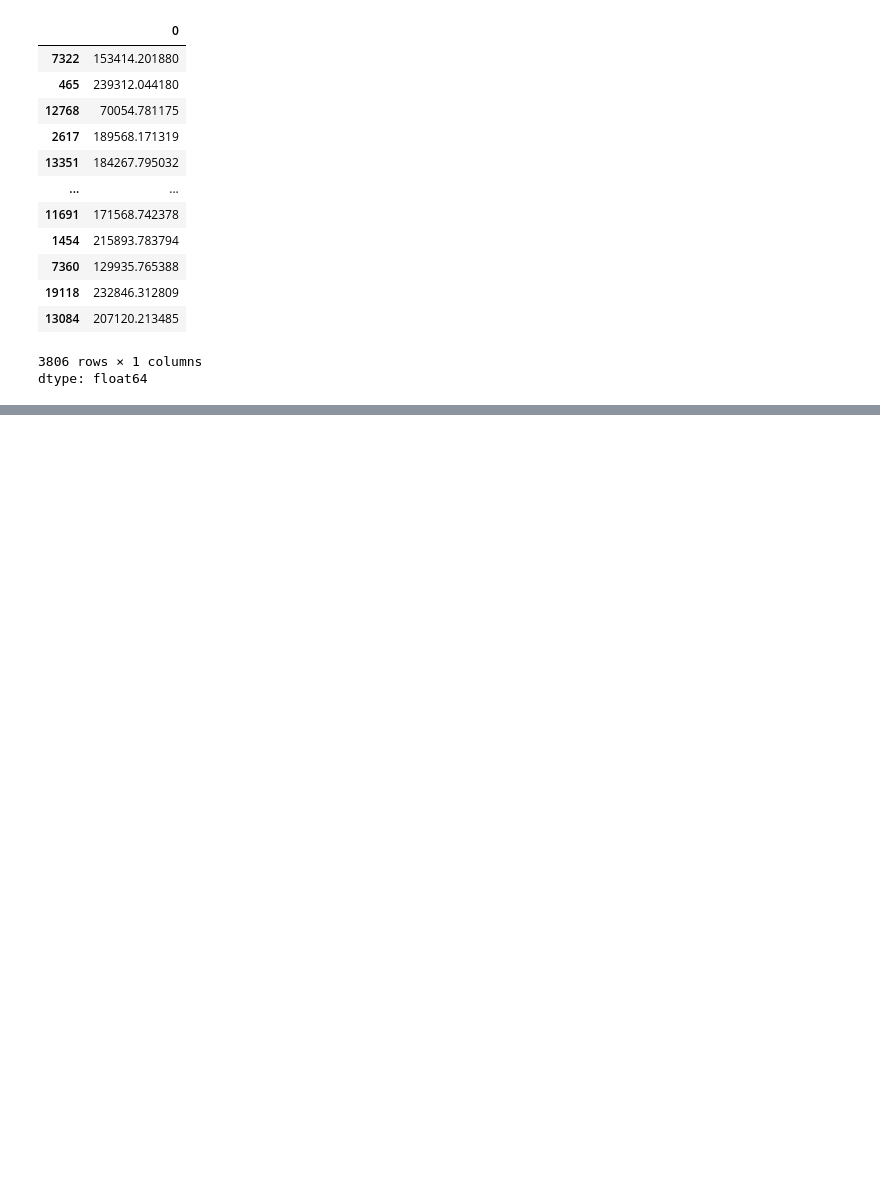
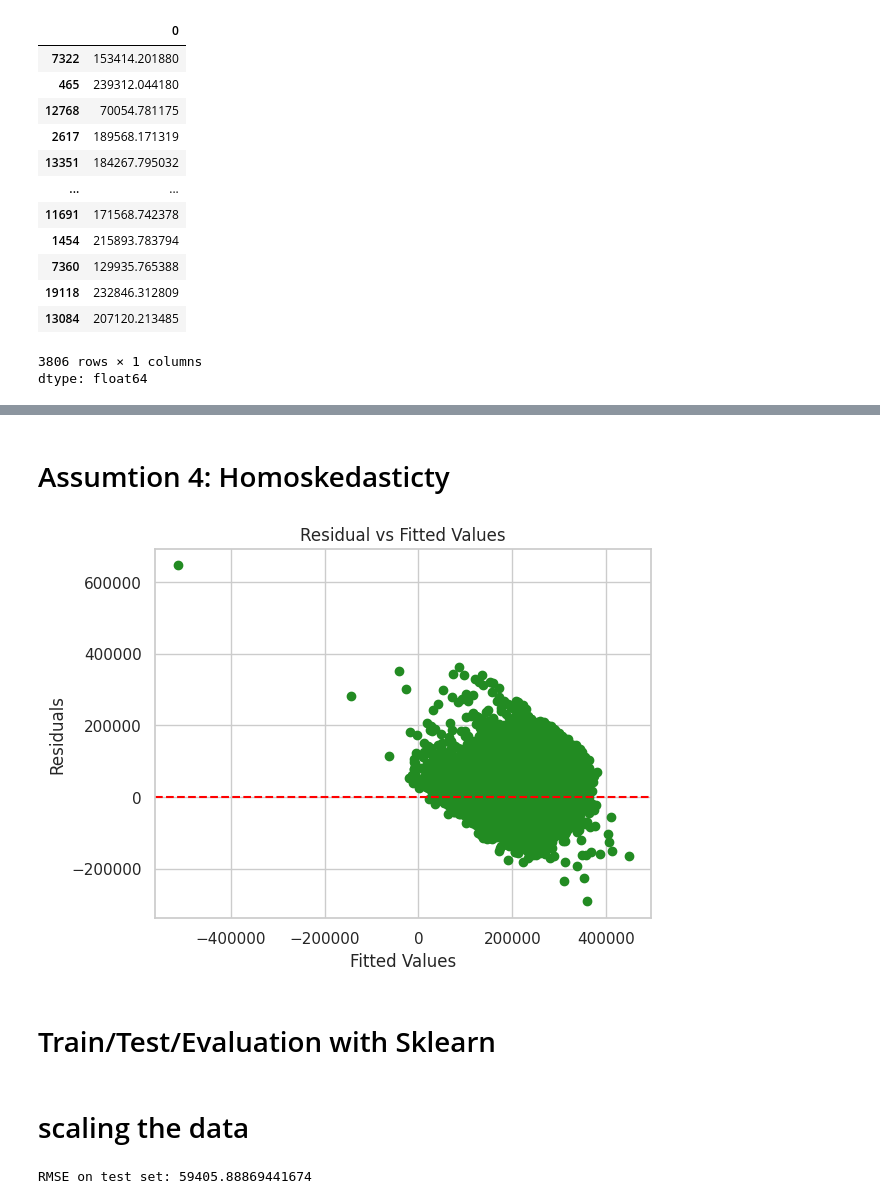
Before and after one commit to Joedharsic07/machine-learning-practice, a Jupyter notebook: Housing_dataset.ipynb, the cells around one changed output, grey strips where cells are left out. Cells and saved outputs as stored; diff of their text form; code cells hidden in the pictures; blank space fills up the shorter version.

```diff
--- a/Housing_dataset.ipynb
+++ b/Housing_dataset.ipynb
@@ -362,0 +418,17 @@ dtype: float64
+# %% [markdown]
+# Assumtion 4: Homoskedasticty
+# %%
+# plotting the residuals
+
+plt.scatter(model_fitted.fittedvalues, model_fitted.resid, color="forestgreen")
+plt.axhline(y=0, color='red', linestyle='--')
+plt.xlabel("Fitted Values")
+plt.ylabel("Residuals")
+plt.title("Residual vs Fitted Values")
+plt.show()
+# %% [output]
+[figure, added]
+# %% [markdown]
+# Train/Test/Evaluation with Sklearn
+# %% [markdown]
+# scaling the data
@@ -362,0 +443,16 @@ dtype: float64
+# %%
+from sklearn.linear_model import LinearRegression
+from sklearn.metrics import mean_squared_error
+from math import sqrt
+# create and fit the model
+lr=LinearRegression()
+lr.fit(x_train_scaled,y_train)
+# Make the predictions on the scaled test data
+y_pred=lr.predict(x_test_scaled)
+# Calculate MSE  and RMSE
+mse=mean_squared_error(y_test,y_pred)
+rmse=sqrt(mse)
+# Output the performance matrics
+print(f'RMSE on test set: {rmse}')
+# %% [output]
+RMSE on test set: 59405.88869441674
```
Also changed, not shown: parts of 11 cells of this notebook.
